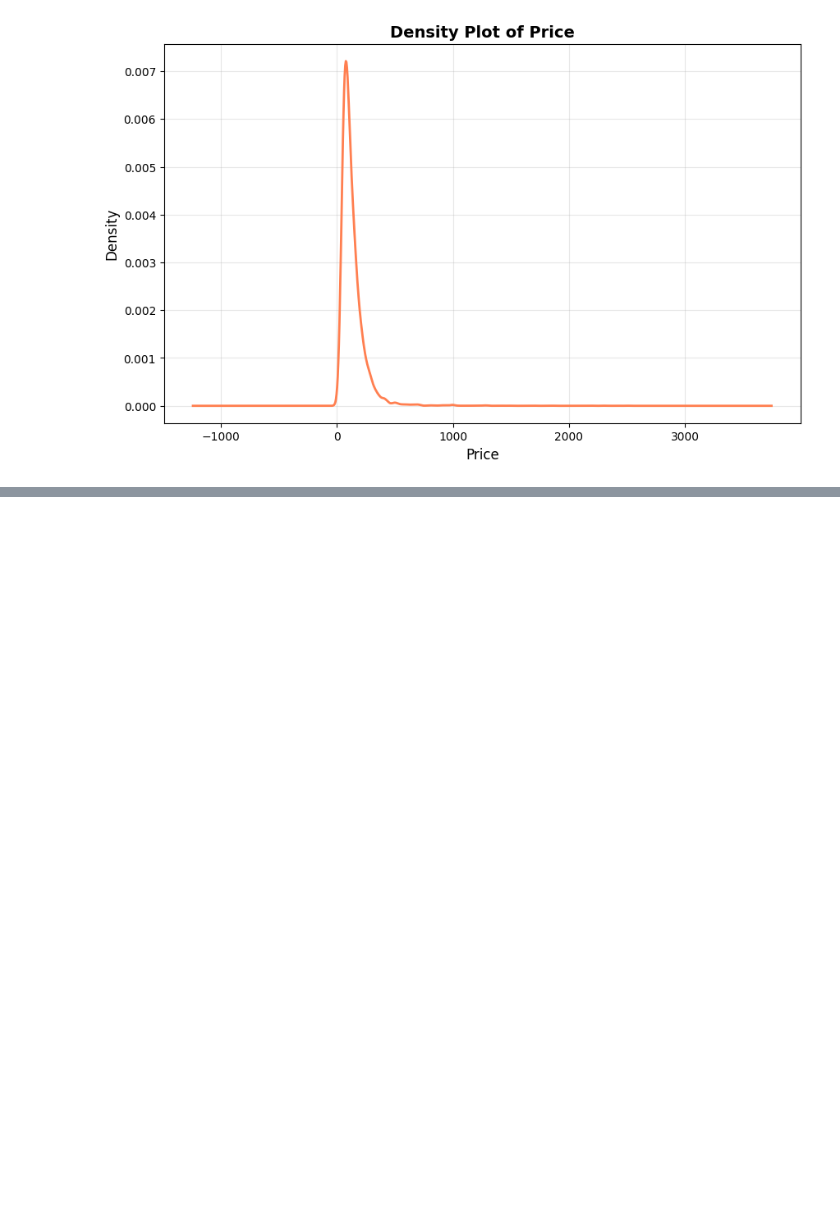
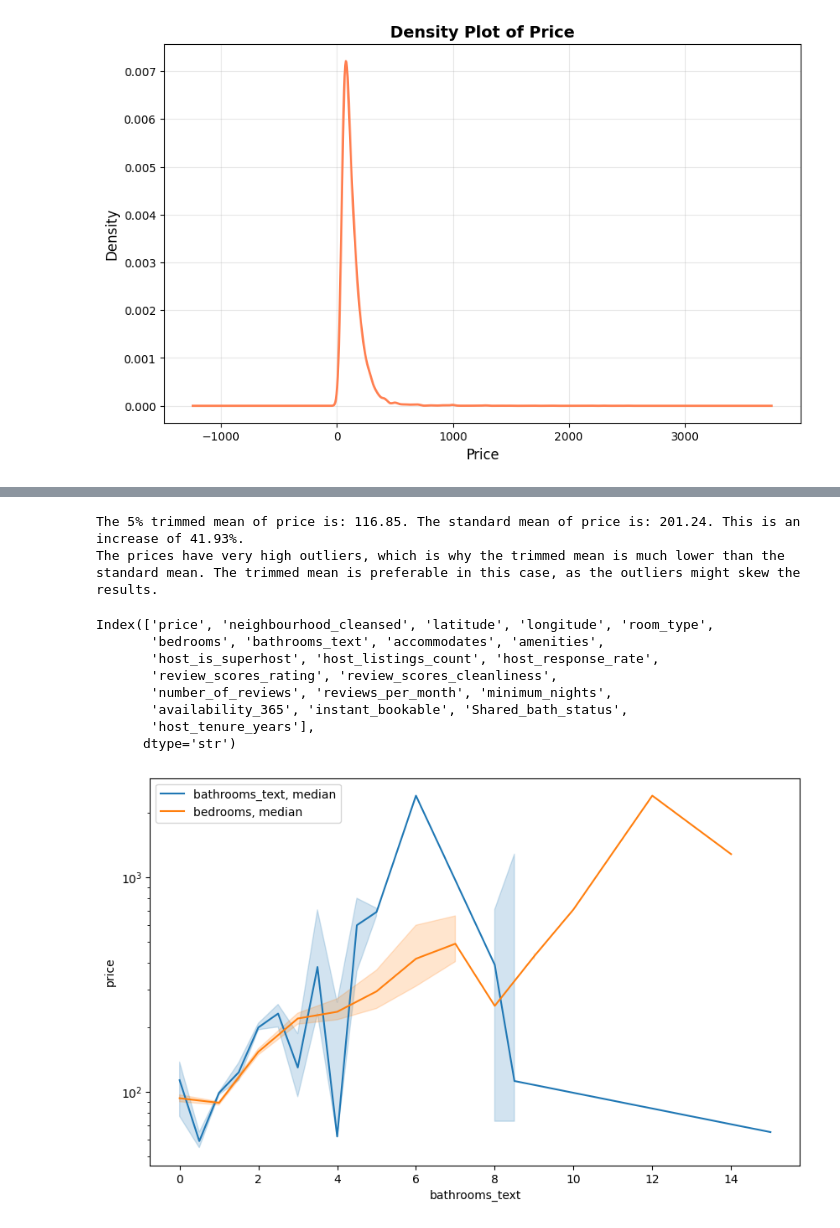
Before and after one commit to Niclas5/Examination-WS25-26, a Jupyter notebook: Aufgabe1.ipynb, the cells around one changed output, grey strips where cells are left out. Saved outputs shown, nothing was run; the diff lists cells and outputs as text; code cells hidden in the pictures; blank space fills up the shorter version.

```diff
--- a/Aufgabe1.ipynb
+++ b/Aufgabe1.ipynb
@@ -249,0 +266,14 @@ plt.tight_layout()
+# %%
+# Aufgabe 1.7
+listings_1_7 = listings_1_5.copy()
+
+# group the data by "neighbourhood_cleansed" and calculate the mean, median, count for "price" and mean for "review_scores_rating"
+
+table_1_7 =listings_1_7.groupby("neighbourhood_cleansed").agg({"price": ["mean", "median", "count"], "review_scores_rating": "mean"})
+
+# round the mean values to 2 decimal places and sort the table by the median price in descending order
+table_1_7 = table_1_7.round({("price","mean"): 2, ("review_scores_rating", "mean"): 2}).sort_values(("price", "median"), ascending=False)
+
+table_1_7.head(3)
+
+# The three most expensive are Haselhorst, West 5, and Schmargendorf.
@@ -249,0 +287,57 @@ plt.tight_layout()
+# %%
+# Aufgabe 1.8
+
+def trimmed_mean(x, pct):
+    """This function calculates the trimmed mean of a given array x, removing the lowest and highest pct-points of values."""
+    if not (isinstance(pct, (int, float)) and 0 <= pct < 50):
+        raise ValueError("pct must be a number between 0 and 50")
+    try:
+        x = np.asarray(x, dtype=float)
+    except (TypeError, ValueError):
+        raise TypeError("x must be an array-like object containing numeric values")
+    if x.ndim != 1:
+        raise ValueError("x must be one-dimensional")
+    bound = int(len(x) * pct / 100)
+    if bound == 0:
+        return np.mean(x)
+    if 2*bound >= len(x):
+        raise ValueError("pct too large for the size of x")
+    x = x[~np.isnan(x)]
+    x = np.sort(x)
+    mean_trimmed = x[bound:-bound]
+    return np.mean(mean_trimmed)
+
+price_mean_trimmed = trimmed_mean(listings_1_7["price"], 5)
+price_mean = listings_1_7["price"].mean()
+print(f"The 5% trimmed mean of price is: {price_mean_trimmed:.2f}. The standard mean of price is: {price_mean:.2f}. This is an increase of {(price_mean-price_mean_trimmed)/price_mean*100:.2f}%.")
+
+print("The prices have very high outliers, which is why the trimmed mean is much lower than the standard mean. The trimmed mean is preferable in this case, as the outliers might skew the results.")
+# %% [output]
+The 5% trimmed mean of price is: 116.85. The standard mean of price is: 201.24. This is an increase of 41.93%.
+The prices have very high outliers, which is why the trimmed mean is much lower than the standard mean. The trimmed mean is preferable in this case, as the outliers might skew the results.
+# %%
+# Aufgabe 1.9
+#from scipy.stats import trim_mean
+
+plt.figure(figsize=(10, 6))
+
+#sns.lineplot(data=listings_1_7, x="review_scores_cleanliness", y="price", estimator=lambda x: trim_mean(x, 0.1), label="trimmed mean")
+#sns.lineplot(data=listings_1_7, x="review_scores_cleanliness", y="price", estimator="median", label="review_clean, median")
+#sns.lineplot(data=listings_1_7, x="review_scores_rating", y="price", estimator="median", label="review_rating, median")
+sns.lineplot(data=listings_1_7, x="bathrooms_text", y="price", estimator="median", label="bathrooms_text, median")
+sns.lineplot(data=listings_1_7, x="bedrooms", y="price", estimator="median", label="bedrooms, median")
+#sns.lineplot(data=listings_1_7, x="reviews_per_month", y="price", estimator="median", label="reviews_per_month, median")
+
+plt.yscale("log")
+plt.legend()
+print(listings_1_7.columns)
+# %% [output]
+Index(['price', 'neighbourhood_cleansed', 'latitude', 'longitude', 'room_type',
+       'bedrooms', 'bathrooms_text', 'accommodates', 'amenities',
+       'host_is_superhost', 'host_listings_count', 'host_response_rate',
+       'review_scores_rating', 'review_scores_cleanliness',
+       'number_of_reviews', 'reviews_per_month', 'minimum_nights',
+       'availability_365', 'instant_bookable', 'Shared_bath_status',
+       'host_tenure_years'],
+      dtype='str')
+[figure, added]
```
Also changed, not shown: parts of 10 cells of this notebook.
